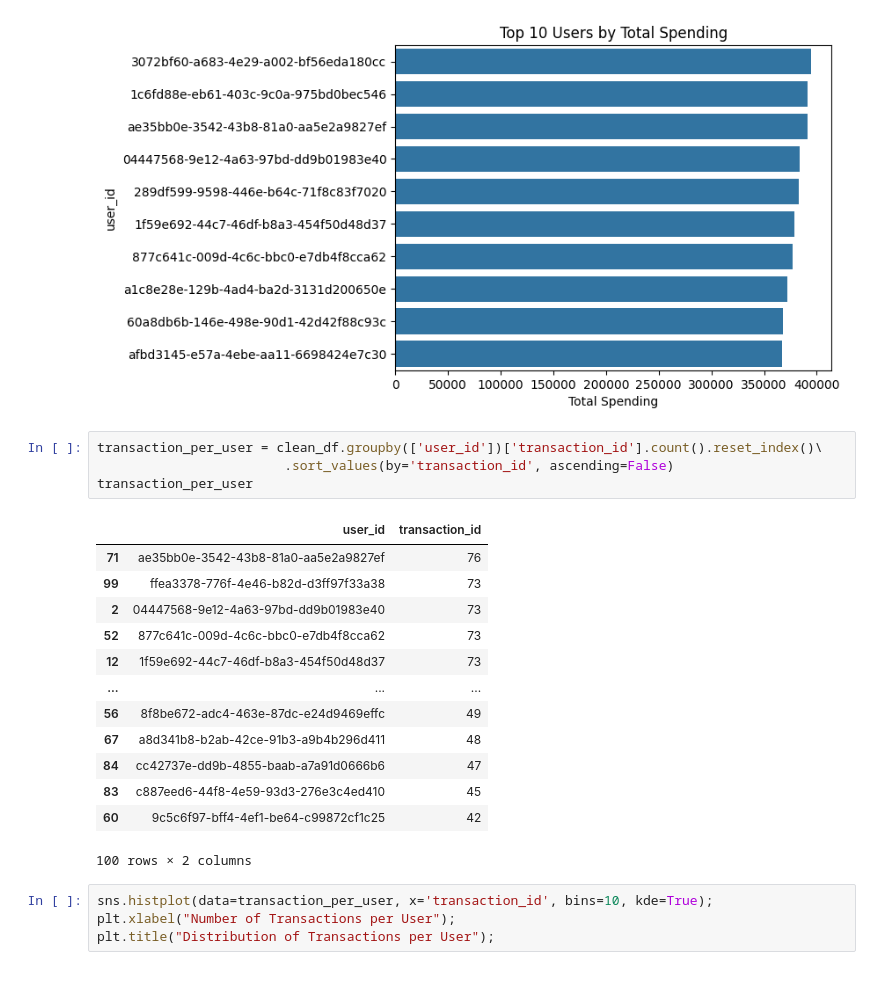
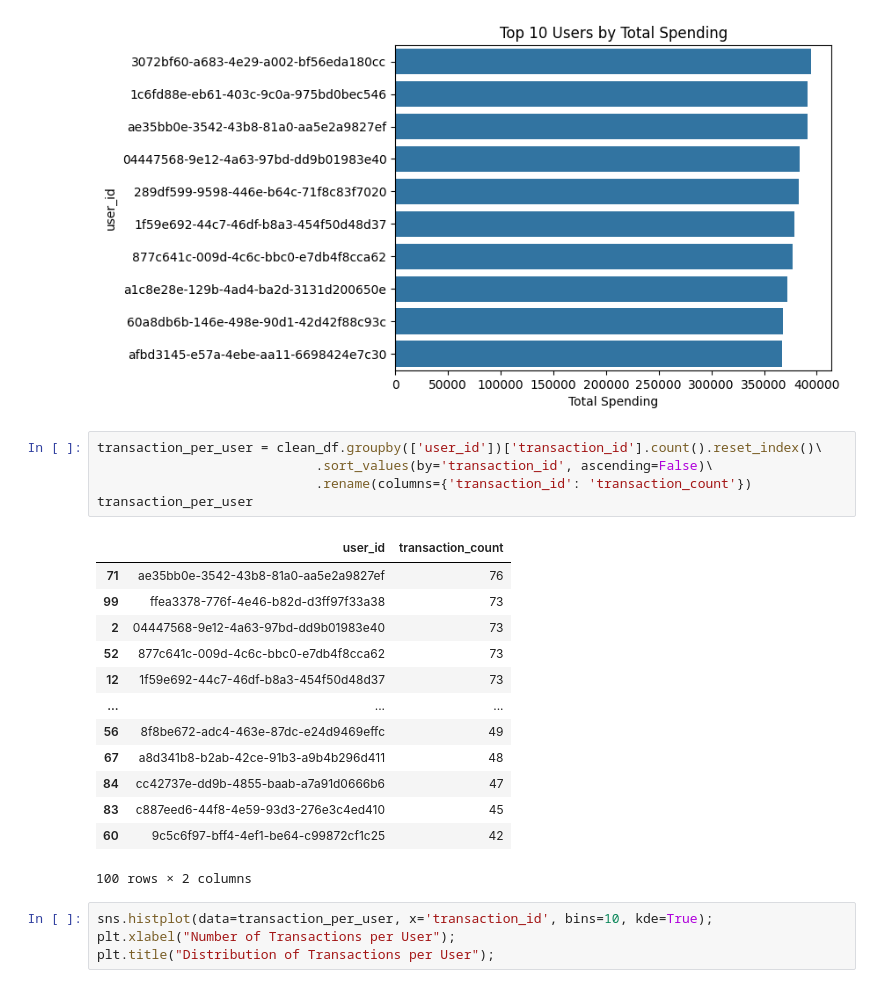
Before and after one commit to AduragbemiOyinlola/greensols, a Jupyter notebook: greensol_credit_scoring_assessment.ipynb, the cells around one changed output. Cells and saved outputs as stored; diff of their text form.

```diff
--- a/greensol_credit_scoring_assessment.ipynb
+++ b/greensol_credit_scoring_assessment.ipynb
@@ -166,10 +166,11 @@ plt.xlabel("Total Spending");
 [figure]
 # %%
 transaction_per_user = clean_df.groupby(['user_id'])['transaction_id'].count().reset_index()\
-                        .sort_values(by='transaction_id', ascending=False)
+                            .sort_values(by='transaction_id', ascending=False)\
+                            .rename(columns={'transaction_id': 'transaction_count'})
 transaction_per_user
 # %% [output]
-|  | user_id | transaction_id |
+|  | user_id | transaction_count |
 | 71 | ae35bb0e-3542-43b8-81a0-aa5e2a9827ef | 76 |
 | 99 | ffea3378-776f-4e46-b82d-d3ff97f33a38 | 73 |
 | 2 | 04447568-9e12-4a63-97bd-dd9b01983e40 | 73 |
```
Also changed, not shown: parts of 10 cells of this notebook.
